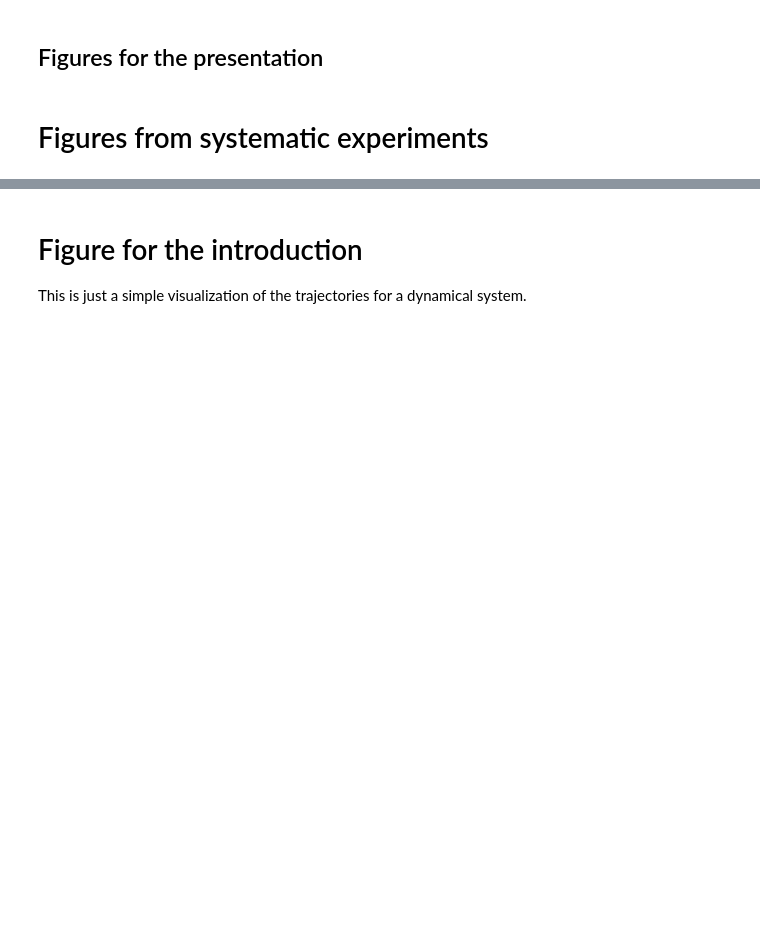
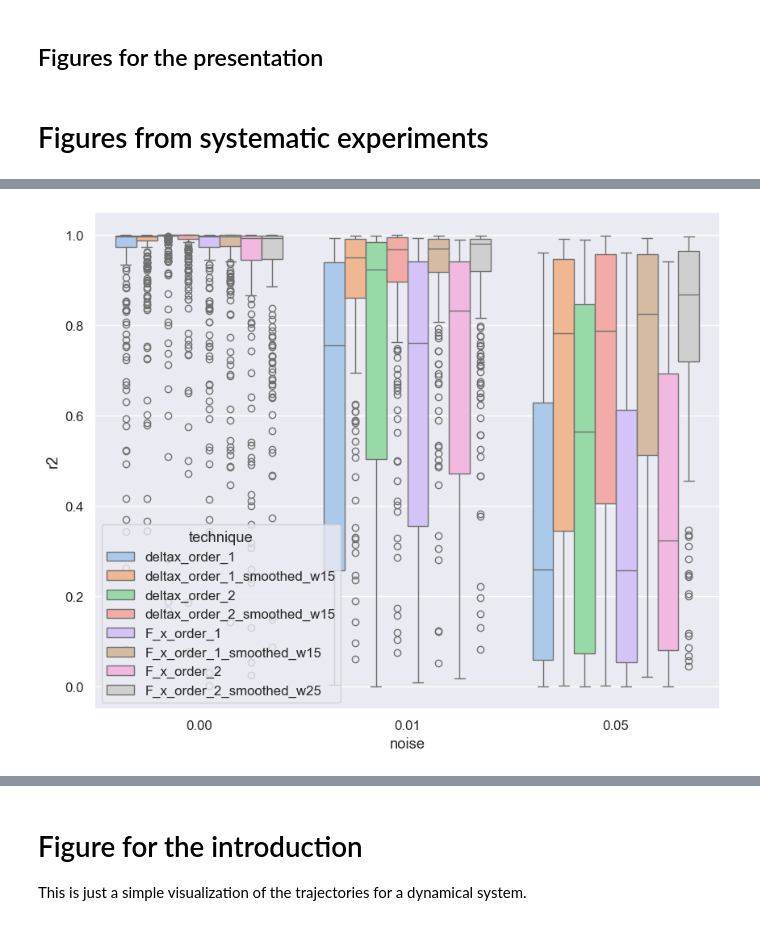
Before and after one commit to albertotonda/symbolic-regression-ode-systems, a Jupyter notebook: utils/figures.ipynb, the cells around one changed output, grey strips where cells are left out. Drawn from its saved outputs; the diff is of its cells as text; code cells hidden in the pictures; blank space fills up the shorter version.

```diff
--- a/utils/figures.ipynb
+++ b/utils/figures.ipynb
@@ -282,0 +286,40 @@ Text(0.5, 1.0, 'Rate of ground truth equations reaching $R2>0.9$ after data tran
+# %%
+# let's try another figure! this time, a boxplot; but for that, we need to rearrange all the data
+best_techniques = ['deltax_order_1', 'deltax_order_1_smoothed_w15',
+                   'deltax_order_2', 'deltax_order_2_smoothed_w15',
+                   'F_x_order_1', 'F_x_order_1_smoothed_w15',
+                   'F_x_order_2', 'F_x_order_2_smoothed_w25']
+dictionary_boxplot = {'technique' : [],
+                      'noise' : [],
+                      'system_id' : [],
+                      'trajectory_id' : [],
+                      'variable' : [],
+                      'r2' : [],
+                     }
+interesting_columns = [c for c in df.columns if c not in not_methods]
+
+for index, row in df.iterrows() :
+    for c in interesting_columns :
+        m = regex.match("([\w|\_]+)\_(0.0[0-9])", c)
+        technique = m.group(1)
+        noise = m.group(2)
+
+        if technique in best_techniques and row[c] > 0.0 :
+            dictionary_boxplot['technique'].append(technique)
+            dictionary_boxplot['noise'].append(noise)
+            dictionary_boxplot['system_id'].append(row['system_id'])
+            dictionary_boxplot['trajectory_id'].append(row['trajectory_id'])
+            dictionary_boxplot['variable'].append(row['variable'])
+            dictionary_boxplot['r2'].append(row[c])
+
+df_boxplot = pd.DataFrame.from_dict(dictionary_boxplot)
+
+fig, ax = plt.subplots(figsize=(10,8))
+ax = sns.boxplot(x = 'noise', # or different noise levels
+            y = 'r2', # number of times the method went over 0.9
+            hue = 'technique', # or methods
+            data = df_boxplot,
+            palette = 'pastel',
+            ax = ax)
+# %% [output]
+[figure, added]
```
Also changed, not shown: parts of 10 cells of this notebook, 1 other file.
